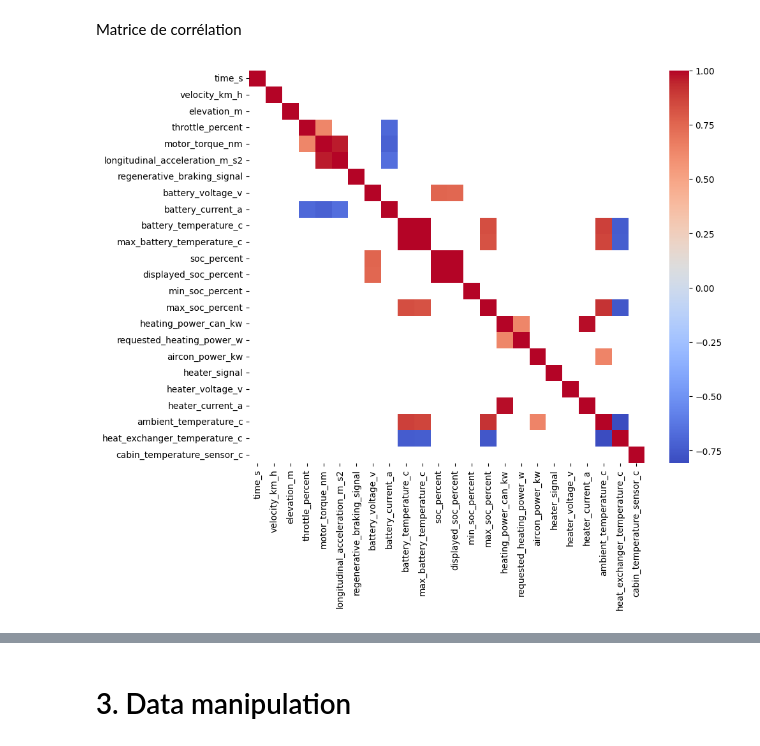
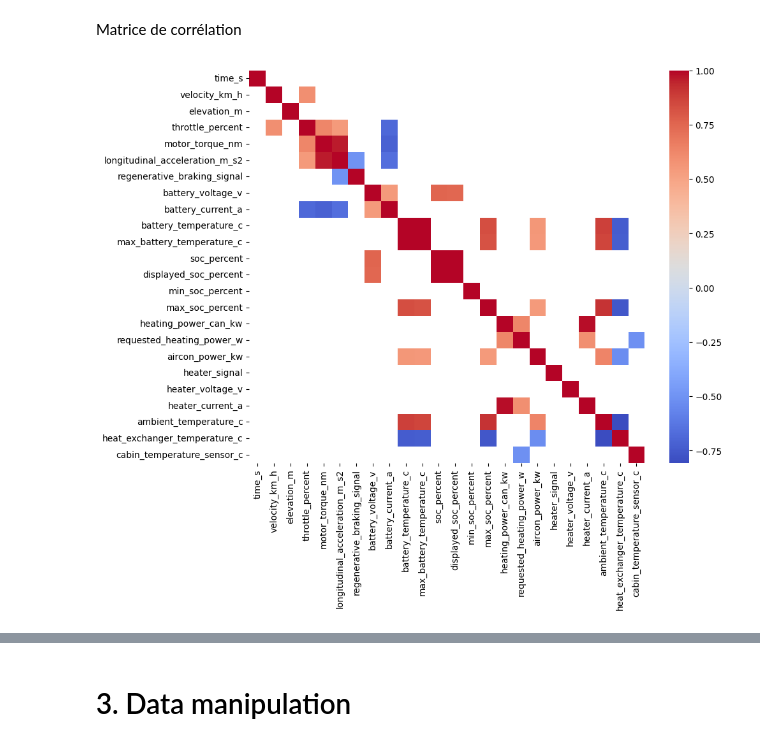
Before and after one commit to nathanboschi25/S4_DataViz_Project, a Jupyter notebook: Project.ipynb, the cells around one changed output, grey strips where cells are left out. Saved outputs shown, nothing was run; the diff lists cells and outputs as text; code cells hidden in the pictures.

```diff
--- a/Project.ipynb
+++ b/Project.ipynb
@@ -310,12 +313,12 @@ Matrice de corrélation
 # %%
 num_df = df.select_dtypes(include=[np.number])
 
 corr = num_df.corr()
 
-mask = np.abs(corr) < 0.6
+mask = np.abs(corr) < 0.5
 
 plt.figure(figsize=(10, 8))
 sns.heatmap(corr, mask = mask, annot=False, cmap='coolwarm')
 plt.show()
 # %% [output]
-[figure, old version]
+[figure, new version]
```
Also changed, not shown: parts of 10 cells of this notebook.
